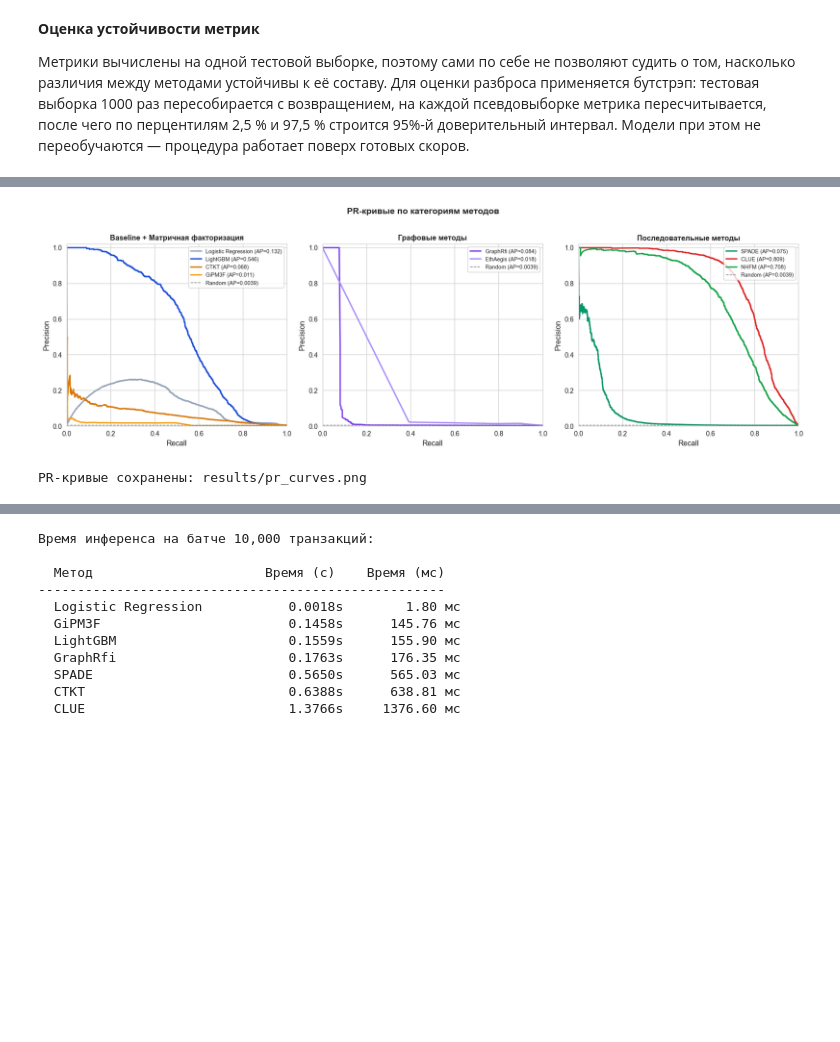
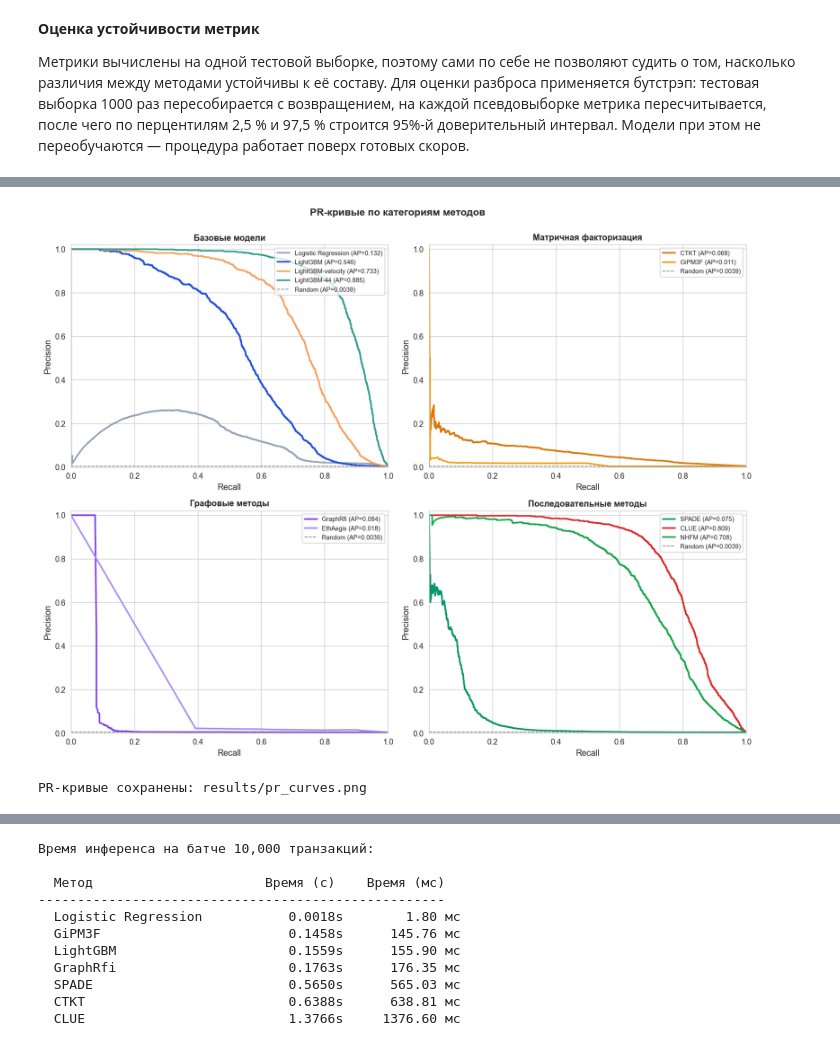
Before and after one commit to ErdenkoAS/Portfolio, a Jupyter notebook: PetProjects/Research_FraudDetection_RecSys/notebooks/notebook_6_evaluation.ipynb, the cells around one changed output, grey strips where cells are left out. Drawn from its saved outputs; the diff is of its cells as text; code cells hidden in the pictures; blank space fills up the shorter version.

```diff
--- a/PetProjects/Research_FraudDetection_RecSys/notebooks/notebook_6_evaluation.ipynb
+++ b/PetProjects/Research_FraudDetection_RecSys/notebooks/notebook_6_evaluation.ipynb
@@ -59,6 +59,10 @@ METHOD_META = {
                  "category": "Последовательные",      "marker": "*"},
     "nhfm":     {"label": "NHFM",                 "color": "#16A34A",
                  "category": "Последовательные",      "marker": "X"},
+    "lgbm_velocity": {"label": "LightGBM-velocity", "color": "#F4A261",
+                      "category": "Baseline",       "marker": "p"},
+    "lgbm_44":       {"label": "LightGBM-44",       "color": "#2A9D8F",
+                      "category": "Baseline",       "marker": "h"},
 }
 # %%
 print("Загружаем скоры всех методов...\n")
@@ -237,11 +425,16 @@ ci_df
 # %%
-fig, axes = plt.subplots(1, 3, figsize=(16, 5))
+fig, axes = plt.subplots(2, 2, figsize=(13, 10))
+axes = axes.ravel()
 
 categories = {
-    "Baseline + Матричная факторизация": ["lr", "lgbm", "ctkt", "gipm3f"],
-    "Графовые методы":                   ["graphrfi", "ethaegis"],
-    "Последовательные методы":           ["spade", "clue", "nhfm"],
+    "Базовые модели":         ["lr", "lgbm", "lgbm_velocity", "lgbm_44"],
+    "Матричная факторизация": ["ctkt", "gipm3f"],
+    "Графовые методы":        ["graphrfi", "ethaegis"],
+    "Последовательные методы": ["spade", "clue", "nhfm"],
 }
+
+y_true_all = list(scores_dict.values())[0]["y_true"].values
+baseline   = y_true_all.mean()
 
 for ax, (title, methods) in zip(axes, categories.items()):
     for method in methods:
@@ -251,38 +444,35 @@ for ax, (title, methods) in zip(axes, categories.items()):
         y_true = df["y_true"].values
         scores = df["score"].values
         prec, rec, _ = precision_recall_curve(y_true, scores)
         pr_auc = average_precision_score(y_true, scores)
         meta   = METHOD_META[method]
 
         ax.plot(
             rec, prec,
             color     = meta["color"],
             linewidth = 2,
             label     = f"{meta['label']} (AP={pr_auc:.3f})",
         )
 
-    # Базовая линия
-    y_true = list(scores_dict.values())[0]["y_true"].values
-    baseline = y_true.mean()
     ax.axhline(baseline, color="gray", linestyle="--",
                linewidth=1, label=f"Random (AP={baseline:.4f})")
 
     ax.set_xlabel("Recall", fontsize=11)
     ax.set_ylabel("Precision", fontsize=11)
     ax.set_title(title, fontsize=11, fontweight="bold")
     ax.legend(fontsize=8, loc="upper right")
     ax.set_xlim([0, 1])
     ax.set_ylim([0, 1.02])
 
 plt.suptitle("PR-кривые по категориям методов",
-             fontsize=13, fontweight="bold", y=1.02)
+             fontsize=13, fontweight="bold", y=1.00)
 plt.tight_layout()
 plt.savefig(RESULTS / "pr_curves.png",
             bbox_inches="tight", dpi=130)
 plt.show()
 print("PR-кривые сохранены: results/pr_curves.png")
 # %% [output]
-[figure, old version]
+[figure, new version]
 PR-кривые сохранены: results/pr_curves.png
 # %%
 fig, axes = plt.subplots(1, 2, figsize=(14, 5))
```
Also changed, not shown: parts of 16 cells of this notebook, 14 other files.
